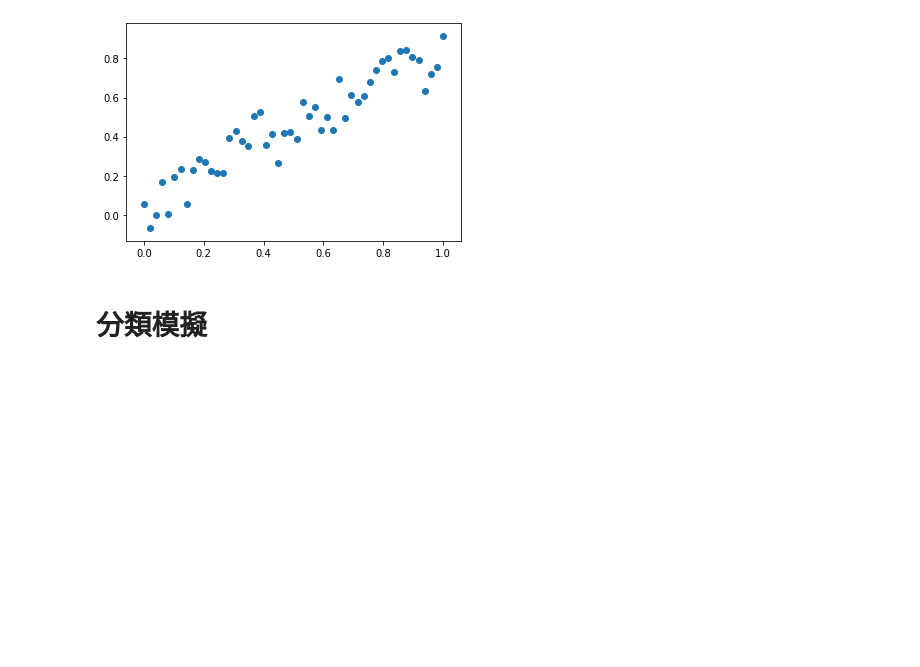
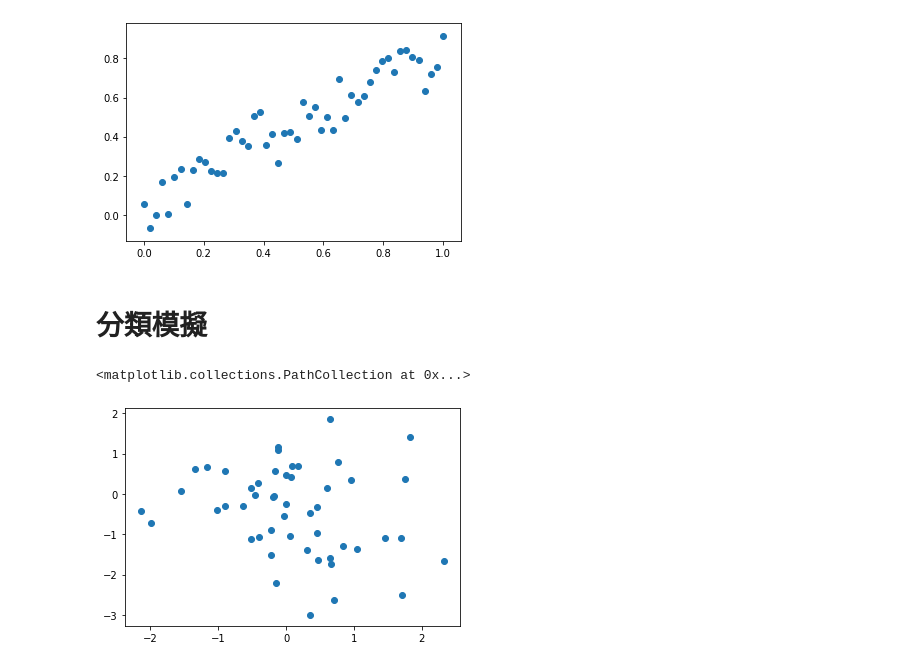
Before and after one commit to zalmancheng/MY-Python-Work, a Jupyter notebook: 數軟應用/上課內容/Python-7.ipynb, the cells around one changed output. Drawn from its saved outputs; the diff is of its cells as text; code cells hidden in the pictures; blank space fills up the shorter version.

```diff
--- a/數軟應用/上課內容/Python-7.ipynb
+++ b/數軟應用/上課內容/Python-7.ipynb
@@ -218,3 +218,10 @@ plt.scatter(x,y+noise)
 [figure]
 # %% [markdown]
 # 分類模擬
+# %%
+P=np.random.randn(50,2)
+# %%
+plt.scatter(P[:,0],P[:,1])
+# %% [output]
+<matplotlib.collections.PathCollection at 0x...>
+[figure, added]
```
Also changed, not shown: parts of 1 cell of this notebook.
